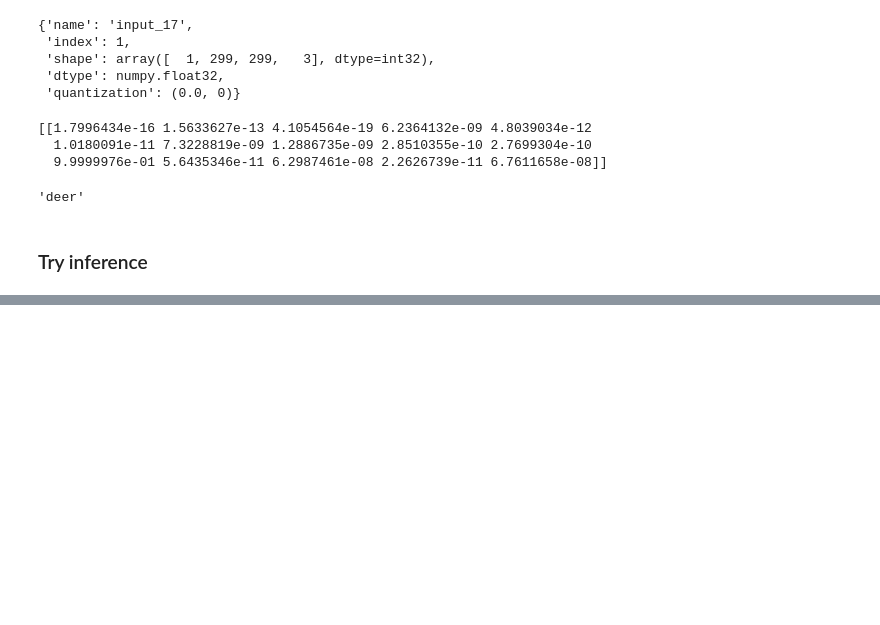
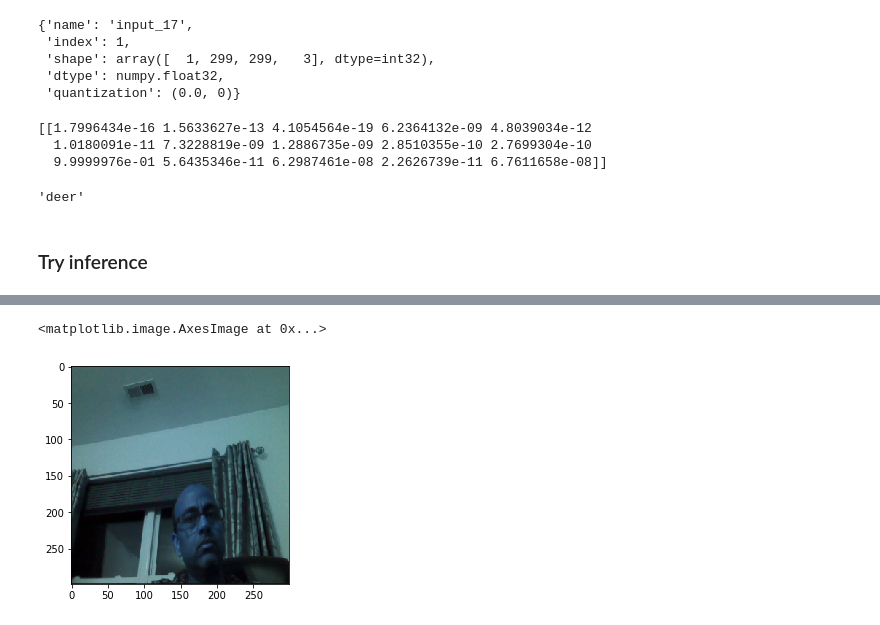
Before and after one commit to vivekmids/crow, a Jupyter notebook: load_model_and_inference.ipynb, the cells around one changed output, grey strips where cells are left out. Cells and saved outputs as stored; diff of their text form; code cells hidden in the pictures; blank space fills up the shorter version.

```diff
--- a/load_model_and_inference.ipynb
+++ b/load_model_and_inference.ipynb
@@ -173,0 +210,6 @@ deer
+# %%
+image1 = pickle.load(open("edge/cam-process/small_img_from_cam_reshape", "rb")).astype(np.float32)
+# %%
+image2 = pickle.load(open("edge/cam-process/small_img_from_cam_reshape", "rb"))
+# %%
+image3 = pickle.load(open("edge/img_for_inference", "rb"))
@@ -173,0 +236,5 @@ deer
+# %%
+plt.imshow(image3.reshape(299,299,3)/255)
+# %% [output]
+<matplotlib.image.AxesImage at 0x...>
+[figure, added]
```
Also changed, not shown: parts of 8 cells of this notebook, 1 other file.
